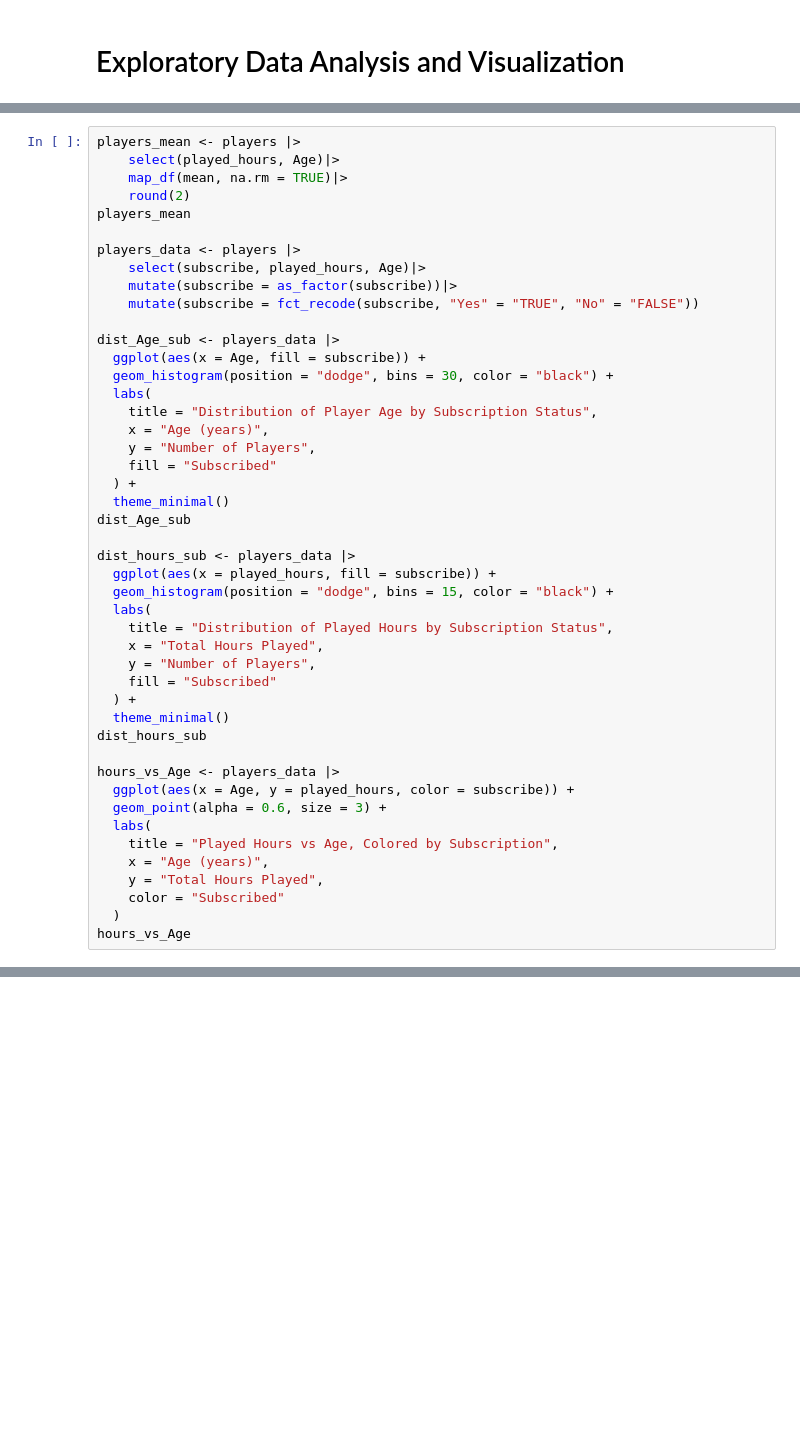
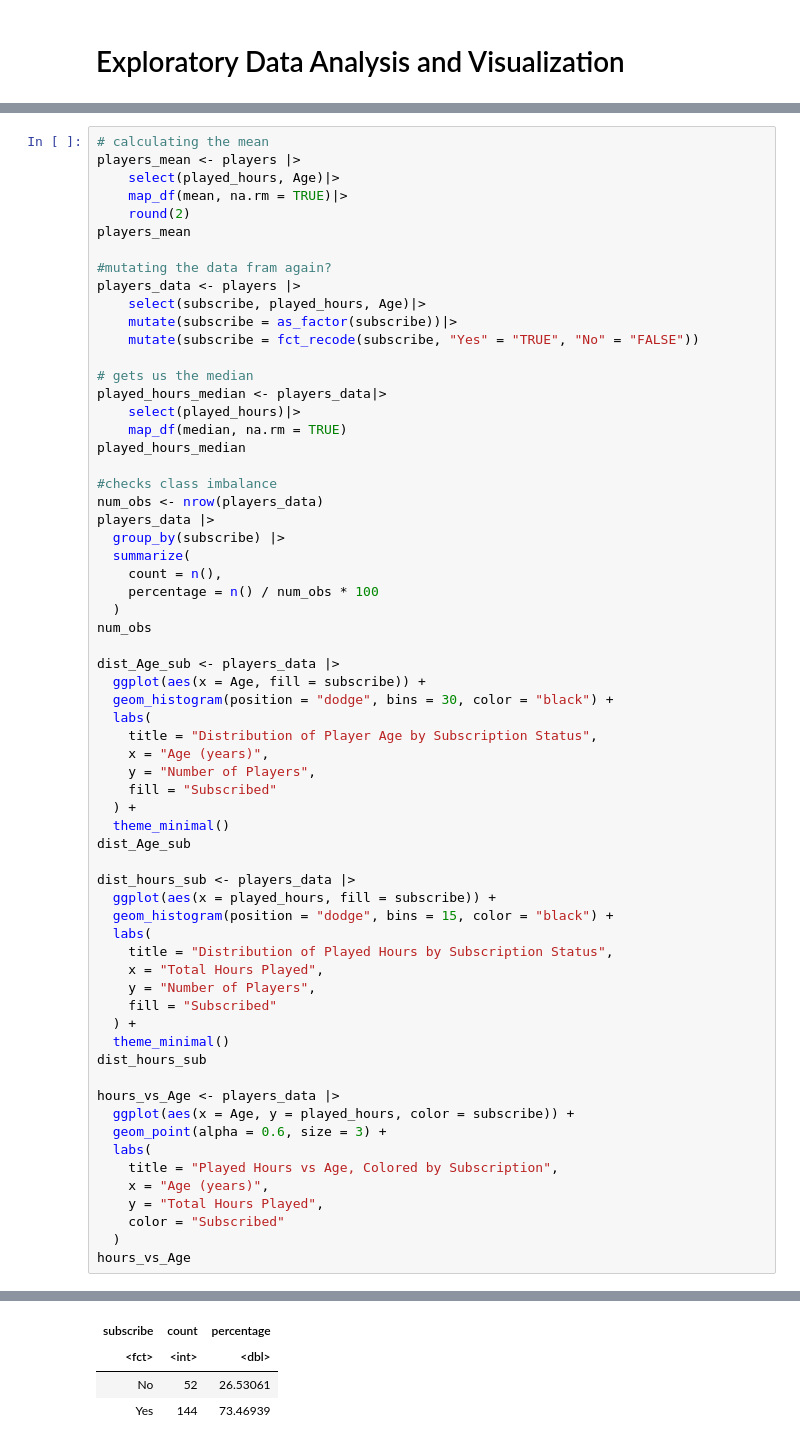
Before and after one commit to amyxu777-cmd/dsci_individual, a Jupyter notebook: planning.ipynb, the cells around one changed output, grey strips where cells are left out. Cells and saved outputs as stored; diff of their text form; blank space fills up the shorter version.

```diff
--- a/planning.ipynb
+++ b/planning.ipynb
@@ -154,14 +111,32 @@ Finally, a scatter plot of Age vs. Played Hours reveals no discernible linear pa
 # %%
+# calculating the mean
 players_mean <- players |>
     select(played_hours, Age)|>
     map_df(mean, na.rm = TRUE)|>
     round(2)
 players_mean
 
+#mutating the data fram again?
 players_data <- players |>
     select(subscribe, played_hours, Age)|>
     mutate(subscribe = as_factor(subscribe))|>
     mutate(subscribe = fct_recode(subscribe, "Yes" = "TRUE", "No" = "FALSE"))
+
+# gets us the median
+played_hours_median <- players_data|>
+    select(played_hours)|>
+    map_df(median, na.rm = TRUE)
+played_hours_median
+
+#checks class imbalance
+num_obs <- nrow(players_data)
+players_data |>
+  group_by(subscribe) |>
+  summarize(
+    count = n(),
+    percentage = n() / num_obs * 100
+  )
+num_obs
 
 dist_Age_sub <- players_data |>
   ggplot(aes(x = Age, fill = subscribe)) +
@@ -206,0 +185,4 @@ Warning message:
+| subscribe | count | percentage |
+| <fct> | <int> | <dbl> |
+| No | 52 | 26.53061 |
+| Yes | 144 | 73.46939 |
```
Also changed, not shown: parts of 5 cells of this notebook.
